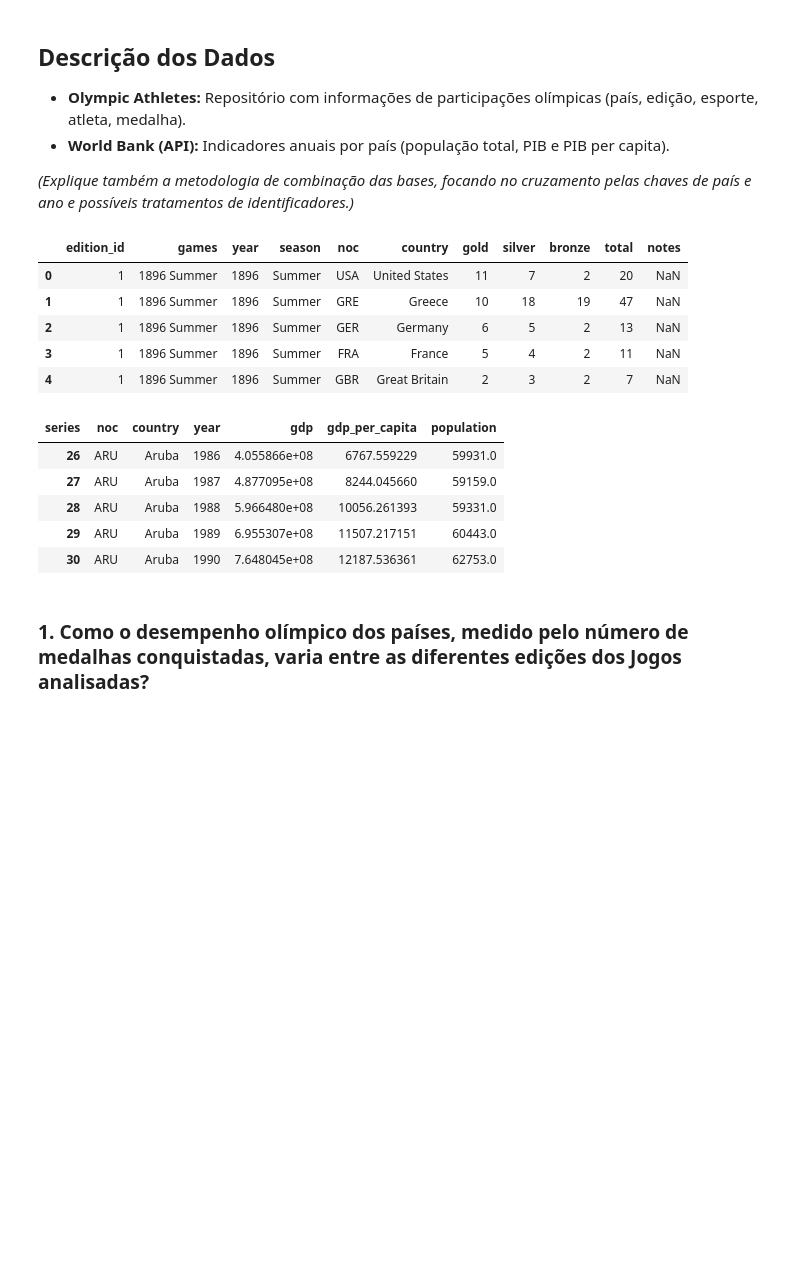
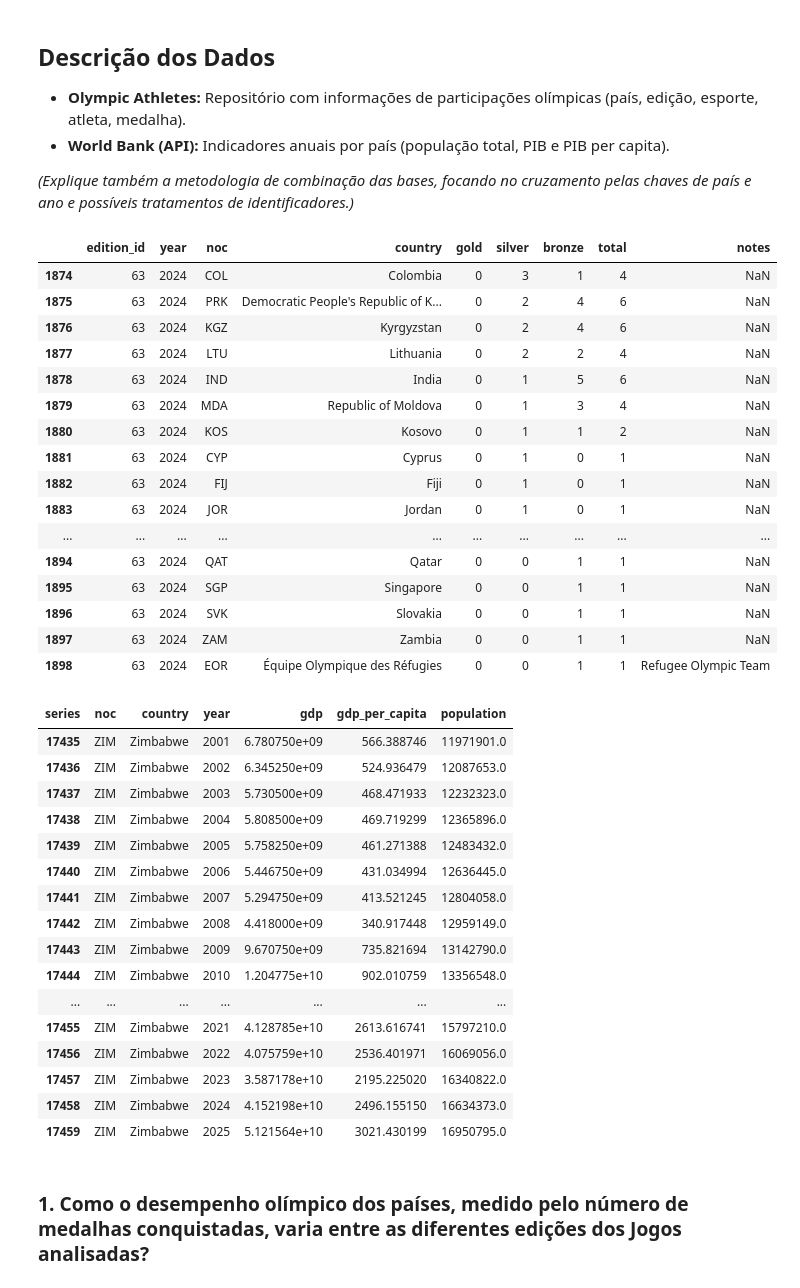
Before and after one commit to felipeascruz/AEDV, a Jupyter notebook: Análise do Desempenho Olímpico e Características Socioeconômicas.ipynb, the cells around one changed output. Cells and saved outputs as stored; diff of their text form; code cells hidden in the pictures; blank space fills up the shorter version.

```diff
--- a/Análise do Desempenho Olímpico e Características Socioeconômicas.ipynb
+++ b/Análise do Desempenho Olímpico e Características Socioeconômicas.ipynb
@@ -40,14 +40,7 @@ df_world_bank.to_csv('world_bank.csv', index=False)
 # %%
 # Célula para importação de bibliotecas e leitura inicial dos dados
 import pandas as pd
-import altair as alt
 from IPython.display import display
-
-# Habilita o renderizador para Jupyter
-alt.renderers.enable('default')
-
-# Desabilita o limite de 5.000 colunas
-alt.data_transformers.disable_max_rows()
 
 df_medalhas = pd.read_csv('medal_table.csv')
 df_atletas = pd.read_csv('olympic_athletes.csv')
@@ -75,47 +68,77 @@ df_world_bank = df_world_bank.rename(columns={'economy': 'noc', 'Country': 'coun
 
 # Verifica quais anos do World Bank estão sem dados suficientes e exclui da tabela
 # São considerados dados suficientes 2 das 3 colunas GDP (PIB), GDP Per Capita e População
 df_world_bank = df_world_bank.dropna(subset=['population', 'gdp', 'gdp_per_capita'], thresh=2)
 
 # Os códigos de países do comitê olímpico estão no padrão NOC, enquanto os do World Bank estão no padrão ISO. Transformaremos o data frame do World Bank para NOC.
 iso_para_noc = {
     'DZA': 'ALG', 'AGO': 'ANG', 'ATG': 'ANT', 'ABW': 'ARU', 'ASM': 'ASA', 'BHS': 'BAH', 'BGD': 'BAN', 'BRB': 'BAR',
     'BMU': 'BER', 'BTN': 'BHU', 'BLZ': 'BIZ', 'BWA': 'BOT', 'BHR': 'BRN', 'BRN': 'BRU', 'BGR': 'BUL', 'BFA': 'BUR',
     'KHM': 'CAM', 'CYM': 'CAY', 'COG': 'CGO', 'TCD': 'CHA', 'CHL': 'CHI', 'CRI': 'CRC', 'HRV': 'CRO', 'DNK': 'DEN',
     'SLV': 'ESA', 'FJI': 'FIJ', 'GMB': 'GAM', 'GNB': 'GBS', 'GNQ': 'GEQ', 'DEU': 'GER', 'GRC': 'GRE', 'GRD': 'GRN',
     'GTM': 'GUA', 'GIN': 'GUI', 'HTI': 'HAI', 'HND': 'HON', 'IDN': 'INA', 'IRN': 'IRI', 'VIR': 'ISV', 'VGB': 'IVB',
     'XKX': 'KOS', 'SAU': 'KSA', 'KWT': 'KUW', 'LVA': 'LAT', 'LBY': 'LBA', 'LSO': 'LES', 'LBN': 'LIB', 'MDG': 'MAD',
     'MYS': 'MAS', 'MWI': 'MAW', 'MNG': 'MGL', 'MCO': 'MON', 'MUS': 'MRI', 'MRT': 'MTN', 'MMR': 'MYA', 'NIC': 'NCA',
     'NLD': 'NED', 'NPL': 'NEP', 'NGA': 'NGR', 'NER': 'NIG', 'OMN': 'OMA', 'PRY': 'PAR', 'PHL': 'PHI', 'PSE': 'PLE',
     'PRT': 'POR', 'PRI': 'PUR', 'ZAF': 'RSA', 'WSM': 'SAM', 'SYC': 'SEY', 'SGP': 'SIN', 'KNA': 'SKN', 'SVN': 'SLO',
     'SLB': 'SOL', 'LKA': 'SRI', 'SDN': 'SUD', 'CHE': 'SUI', 'TZA': 'TAN', 'TON': 'TGA', 'TGO': 'TOG', 'ARE': 'UAE',
     'URY': 'URU', 'VUT': 'VAN', 'VNM': 'VIE', 'VCT': 'VIN', 'ZMB': 'ZAM', 'ZWE': 'ZIM'
 }
 df_world_bank['noc'] = df_world_bank['noc'].replace(iso_para_noc)
 
 correcoes_olimpicas = {
     'ROC': 'RUS', # Comitê Olímpico Russo -> Rússia
     'OAR': 'RUS', # Atletas Olímpicos da Rússia -> Rússia
     'EUN': 'URS'  # Equipe Unificada (ex-soviéticos em 1992) -> União Soviética
 }
 df_medalhas['noc'] = df_medalhas['noc'].replace(correcoes_olimpicas)
 
+# Excluir olimpíadas de inverno
+df_medalhas = df_medalhas[df_medalhas['season'] == 'Summer']
+df_atletas = df_atletas[df_atletas['season'] == 'Summer']
+
+# Remove a coluna 'games' e 'season' que ficaram redundantes após o filtro de Verão
+df_medalhas = df_medalhas.drop(columns=['games', 'season'])
+df_atletas = df_atletas.drop(columns=['games', 'season'])
+
 # 'display' é usado para que as duas tabelas sejam impressas
-display(df_medalhas.head())
-display(df_world_bank.head())
+display(df_medalhas.tail(25))
+display(df_world_bank.tail(25))
 # %% [output]
-|  | edition_id | games | year | season | noc | country | gold | silver | bronze | total | notes |
-| 0 | 1 | 1896 Summer | 1896 | Summer | USA | United States | 11 | 7 | 2 | 20 | NaN |
-| 1 | 1 | 1896 Summer | 1896 | Summer | GRE | Greece | 10 | 18 | 19 | 47 | NaN |
-| 2 | 1 | 1896 Summer | 1896 | Summer | GER | Germany | 6 | 5 | 2 | 13 | NaN |
-| 3 | 1 | 1896 Summer | 1896 | Summer | FRA | France | 5 | 4 | 2 | 11 | NaN |
-| 4 | 1 | 1896 Summer | 1896 | Summer | GBR | Great Britain | 2 | 3 | 2 | 7 | NaN |
+|  | edition_id | year | noc | country | gold | silver | bronze | total | notes |
+| 1874 | 63 | 2024 | COL | Colombia | 0 | 3 | 1 | 4 | NaN |
+| 1875 | 63 | 2024 | PRK | Democratic People's Republic of K... | 0 | 2 | 4 | 6 | NaN |
+| 1876 | 63 | 2024 | KGZ | Kyrgyzstan | 0 | 2 | 4 | 6 | NaN |
+| 1877 | 63 | 2024 | LTU | Lithuania | 0 | 2 | 2 | 4 | NaN |
+| 1878 | 63 | 2024 | IND | India | 0 | 1 | 5 | 6 | NaN |
+| 1879 | 63 | 2024 | MDA | Republic of Moldova | 0 | 1 | 3 | 4 | NaN |
+| 1880 | 63 | 2024 | KOS | Kosovo | 0 | 1 | 1 | 2 | NaN |
+| 1881 | 63 | 2024 | CYP | Cyprus | 0 | 1 | 0 | 1 | NaN |
+| 1882 | 63 | 2024 | FIJ | Fiji | 0 | 1 | 0 | 1 | NaN |
+| 1883 | 63 | 2024 | JOR | Jordan | 0 | 1 | 0 | 1 | NaN |
+| ... | ... | ... | ... | ... | ... | ... | ... | ... | ... |
+| 1894 | 63 | 2024 | QAT | Qatar | 0 | 0 | 1 | 1 | NaN |
+| 1895 | 63 | 2024 | SGP | Singapore | 0 | 0 | 1 | 1 | NaN |
+| 1896 | 63 | 2024 | SVK | Slovakia | 0 | 0 | 1 | 1 | NaN |
+| 1897 | 63 | 2024 | ZAM | Zambia | 0 | 0 | 1 | 1 | NaN |
+| 1898 | 63 | 2024 | EOR | Équipe Olympique des Réfugies | 0 | 0 | 1 | 1 | Refugee Olympic Team |
 | series | noc | country | year | gdp | gdp_per_capita | population |
-| 26 | ARU | Aruba | 1986 | 4.055866e+08 | 6767.559229 | 59931.0 |
-| 27 | ARU | Aruba | 1987 | 4.877095e+08 | 8244.045660 | 59159.0 |
-| 28 | ARU | Aruba | 1988 | 5.966480e+08 | 10056.261393 | 59331.0 |
-| 29 | ARU | Aruba | 1989 | 6.955307e+08 | 11507.217151 | 60443.0 |
-| 30 | ARU | Aruba | 1990 | 7.648045e+08 | 12187.536361 | 62753.0 |
+| 17435 | ZIM | Zimbabwe | 2001 | 6.780750e+09 | 566.388746 | 11971901.0 |
+| 17436 | ZIM | Zimbabwe | 2002 | 6.345250e+09 | 524.936479 | 12087653.0 |
+| 17437 | ZIM | Zimbabwe | 2003 | 5.730500e+09 | 468.471933 | 12232323.0 |
+| 17438 | ZIM | Zimbabwe | 2004 | 5.808500e+09 | 469.719299 | 12365896.0 |
+| 17439 | ZIM | Zimbabwe | 2005 | 5.758250e+09 | 461.271388 | 12483432.0 |
+| 17440 | ZIM | Zimbabwe | 2006 | 5.446750e+09 | 431.034994 | 12636445.0 |
+| 17441 | ZIM | Zimbabwe | 2007 | 5.294750e+09 | 413.521245 | 12804058.0 |
+| 17442 | ZIM | Zimbabwe | 2008 | 4.418000e+09 | 340.917448 | 12959149.0 |
+| 17443 | ZIM | Zimbabwe | 2009 | 9.670750e+09 | 735.821694 | 13142790.0 |
+| 17444 | ZIM | Zimbabwe | 2010 | 1.204775e+10 | 902.010759 | 13356548.0 |
+| ... | ... | ... | ... | ... | ... | ... |
+| 17455 | ZIM | Zimbabwe | 2021 | 4.128785e+10 | 2613.616741 | 15797210.0 |
+| 17456 | ZIM | Zimbabwe | 2022 | 4.075759e+10 | 2536.401971 | 16069056.0 |
+| 17457 | ZIM | Zimbabwe | 2023 | 3.587178e+10 | 2195.225020 | 16340822.0 |
+| 17458 | ZIM | Zimbabwe | 2024 | 4.152198e+10 | 2496.155150 | 16634373.0 |
+| 17459 | ZIM | Zimbabwe | 2025 | 5.121564e+10 | 3021.430199 | 16950795.0 |
 # %% [markdown]
 ### 1. Como o desempenho olímpico dos países, medido pelo número de medalhas conquistadas, varia entre as diferentes edições dos Jogos analisadas?
 # %% [markdown]
```
Also changed, not shown: parts of 1 cell of this notebook.
